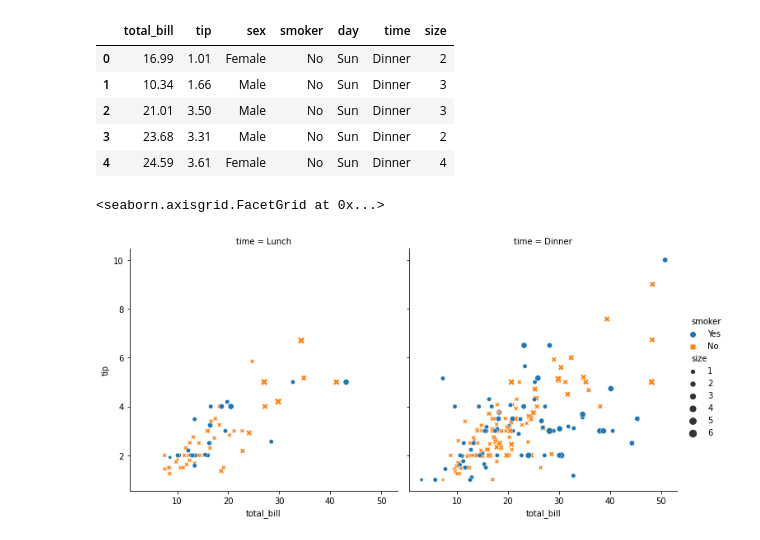
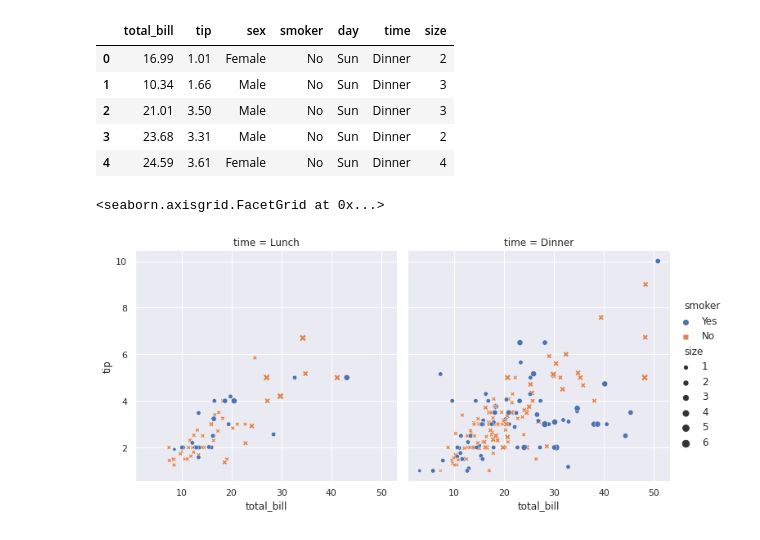
Before and after one commit to mustafakaranja/Pandas-Tutorial-in-Machine-Learning, a Jupyter notebook: Seaborn_py.ipynb, the cells around one changed output. Saved outputs shown, nothing was run; the diff lists cells and outputs as text; code cells hidden in the pictures.

```diff
--- a/Seaborn_py.ipynb
+++ b/Seaborn_py.ipynb
@@ -24,7 +24,8 @@ tips.head()
 | 4 | 24.59 | 3.61 | Female | No | Sun | Dinner | 4 |
 # %%
 # vitualize the dataset
+sns.set_theme()
 sns.relplot(data=tips, x = "total_bill", y = "tip", col = "time", hue= "smoker", style="smoker", size="size" )
 # %% [output]
 <seaborn.axisgrid.FacetGrid at 0x...>
-[figure, old version]
+[figure, new version]
```
Also changed, not shown: parts of 17 cells of this notebook.
